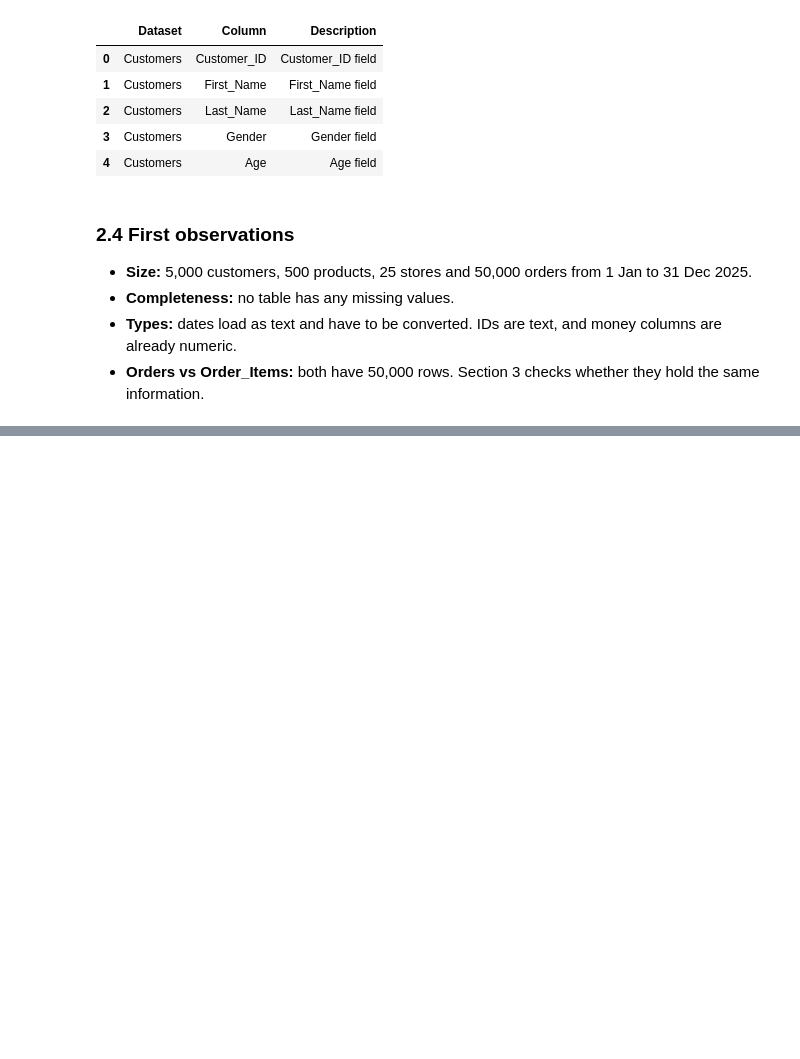
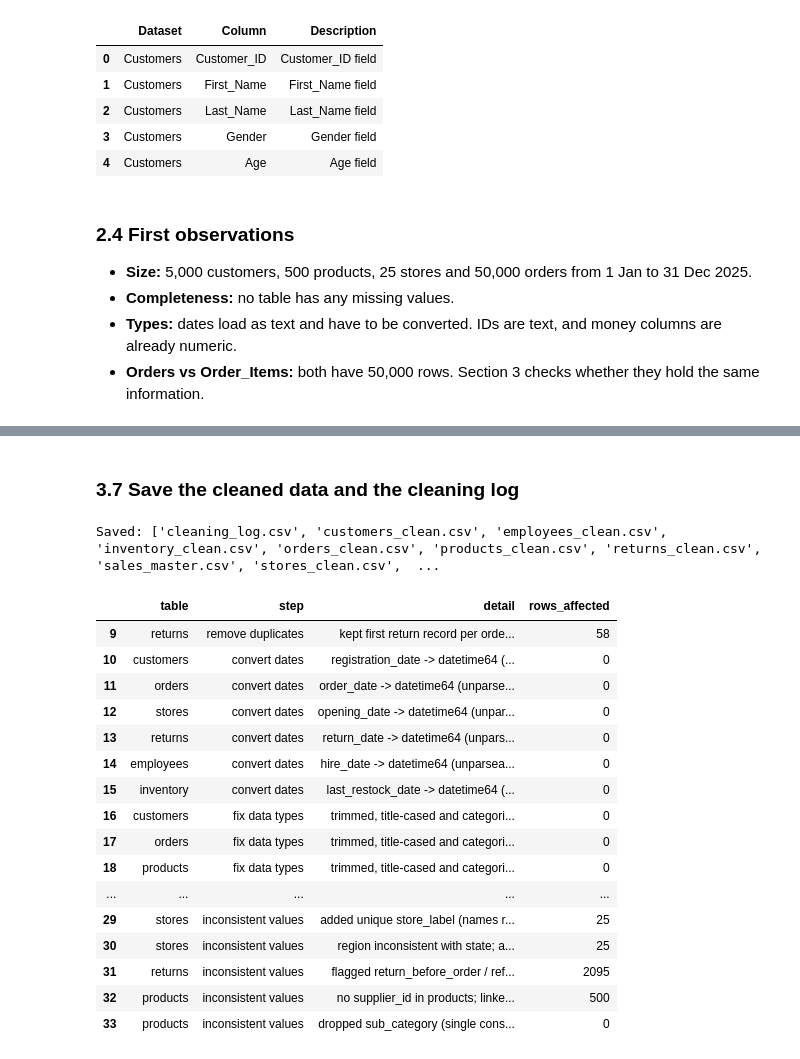
Before and after one commit to Mo-lemi/AnalystLab-Africa-Data-Science, a Jupyter notebook: Week1_DataScience_Project/Week1_EDA.ipynb, the cells around one changed output, grey strips where cells are left out. Saved outputs shown, nothing was run; the diff lists cells and outputs as text; code cells hidden in the pictures; blank space fills up the shorter version.

```diff
--- a/Week1_DataScience_Project/Week1_EDA.ipynb
+++ b/Week1_DataScience_Project/Week1_EDA.ipynb
@@ -236,0 +626,5 @@ Tables missing   : ['Employees', 'Inventory', 'Order_Items', 'Suppliers']
+# %%
+clean["returns"] = ret.drop(columns=["order_date", "order_status", "net_sales"])
+log_step("returns", "inconsistent values",
+         "flagged return_before_order / refund_exceeds_sale / order_not_completed (kept rows)",
+         int(ret[["return_before_order", "refund_exceeds_sale", "order_not_completed"]].any(axis=1).sum()))
@@ -236,0 +669,3 @@ Tables missing   : ['Employees', 'Inventory', 'Order_Items', 'Suppliers']
+# %%
+clean["products"] = clean["products"].drop(columns=["sub_category"])
+log_step("products", "inconsistent values", "dropped sub_category (single constant value 'General')")
@@ -236,0 +677,24 @@ Tables missing   : ['Employees', 'Inventory', 'Order_Items', 'Suppliers']
+# %%
+def build_sales_master(t: dict) -> pd.DataFrame:
+    """Join orders with their dimensions and the order-level return flag."""
+    returned_orders = set(t["returns"]["order_id"])
+    customers = t["customers"].assign(customer_name=lambda d: d["first_name"] + " " + d["last_name"])
+    sales = (
+        t["orders"]
+        .merge(t["products"][["product_id", "product_name", "category", "brand", "cost_price",
+                              "selling_price", "supplier_id", "supplier_name"]], on="product_id", how="left")
+        .merge(customers[["customer_id", "customer_name", "gender", "age", "state", "customer_segment"]]
+               .rename(columns={"state": "customer_state"}), on="customer_id", how="left")
+        .merge(t["stores"][["store_id", "store_label", "state", "city", "geo_zone", "region_original"]]
+               .rename(columns={"state": "store_state", "city": "store_city"}), on="store_id", how="left")
+    )
+    sales["is_returned"] = sales["order_id"].isin(returned_orders).astype(int)
+    sales["is_completed"] = (sales["order_status"] == "Completed").astype(int)
+    return sales
+
+
+sales = build_sales_master(clean)
+assert len(sales) == len(clean["orders"]), "joins must not duplicate order lines"
+assert sales.isna().sum().sum() == 0, "every key must resolve"
+print(sales.shape)
+sales.head(3)
@@ -236,0 +708,33 @@ Tables missing   : ['Employees', 'Inventory', 'Order_Items', 'Suppliers']
+# %% [markdown]
+### 3.7 Save the cleaned data and the cleaning log
+# %%
+for name, df in clean.items():
+    if name == "order_items":          # identical to orders, see 3.5(b)
+        continue
+    df.to_csv(CLEAN_DIR / f"{name}_clean.csv", index=False)
+sales.to_csv(CLEAN_DIR / "sales_master.csv", index=False)
+
+cleaning_log_df = pd.DataFrame(cleaning_log)
+cleaning_log_df.to_csv(CLEAN_DIR / "cleaning_log.csv", index=False)
+
+print("Saved:", sorted(p.name for p in CLEAN_DIR.glob("*.csv")))
+cleaning_log_df[cleaning_log_df["step"] != "rename columns"]
+# %% [output]
+Saved: ['cleaning_log.csv', 'customers_clean.csv', 'employees_clean.csv', 'inventory_clean.csv', 'orders_clean.csv', 'products_clean.csv', 'returns_clean.csv', 'sales_master.csv', 'stores_clean.csv',  ...
+|  | table | step | detail | rows_affected |
+| 9 | returns | remove duplicates | kept first return record per orde... | 58 |
+| 10 | customers | convert dates | registration_date -> datetime64 (... | 0 |
+| 11 | orders | convert dates | order_date -> datetime64 (unparse... | 0 |
+| 12 | stores | convert dates | opening_date -> datetime64 (unpar... | 0 |
+| 13 | returns | convert dates | return_date -> datetime64 (unpars... | 0 |
+| 14 | employees | convert dates | hire_date -> datetime64 (unparsea... | 0 |
+| 15 | inventory | convert dates | last_restock_date -> datetime64 (... | 0 |
+| 16 | customers | fix data types | trimmed, title-cased and categori... | 0 |
+| 17 | orders | fix data types | trimmed, title-cased and categori... | 0 |
+| 18 | products | fix data types | trimmed, title-cased and categori... | 0 |
+| ... | ... | ... | ... | ... |
+| 29 | stores | inconsistent values | added unique store_label (names r... | 25 |
+| 30 | stores | inconsistent values | region inconsistent with state; a... | 25 |
+| 31 | returns | inconsistent values | flagged return_before_order / ref... | 2095 |
+| 32 | products | inconsistent values | no supplier_id in products; linke... | 500 |
+| 33 | products | inconsistent values | dropped sub_category (single cons... | 0 |
```
Also changed, not shown: parts of 43 cells of this notebook, 10 other files.
